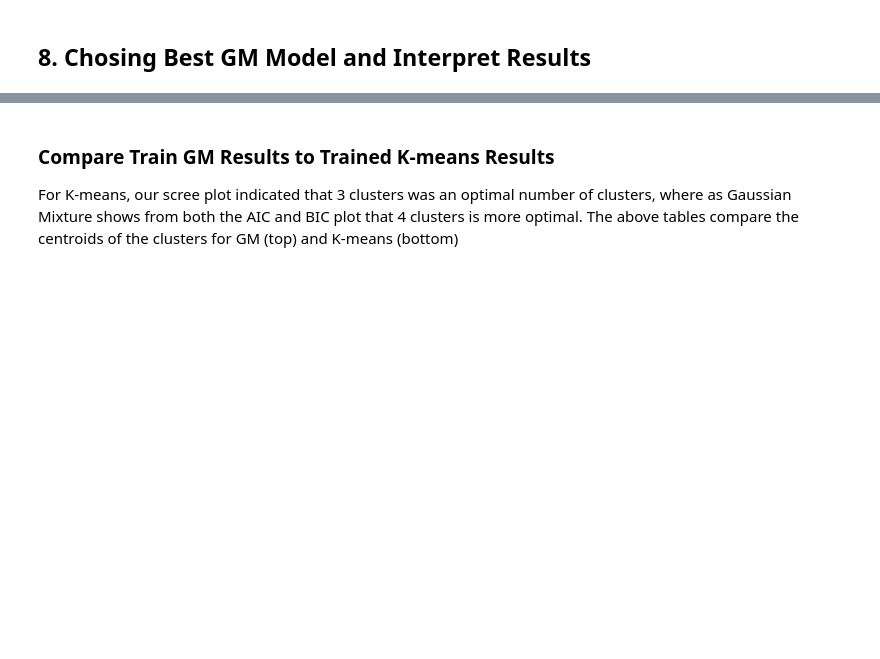
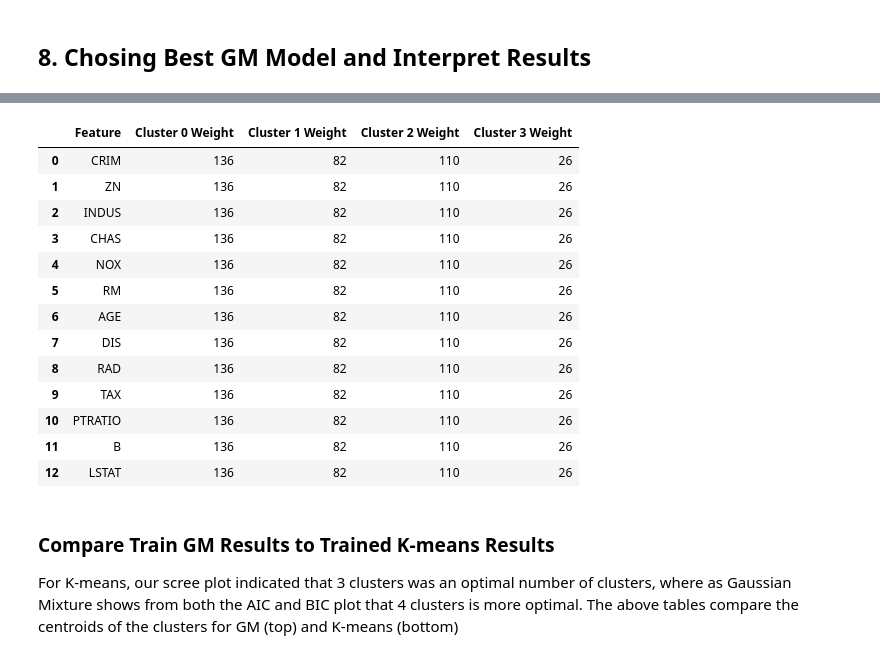
Before and after one commit to zqw86713/MSCA_31008_0N01_Winter_2023_Data_Mining_Principles, a Jupyter notebook: Assignment2/MScA_31008_Group_Assignment_2.ipynb, the cells around one changed output, grey strips where cells are left out. Cells and saved outputs as stored; diff of their text form; code cells hidden in the pictures; blank space fills up the shorter version.

```diff
--- a/Assignment2/MScA_31008_Group_Assignment_2.ipynb
+++ b/Assignment2/MScA_31008_Group_Assignment_2.ipynb
@@ -375,3 +468,28 @@ train_centroids_unscale
+# %%
+# distribution of features in each cluster
+gmm_X_train = pd.DataFrame(X_train, columns=X.columns)
+gmm_X_train["Cluster"] = gmm_labels
+
+train_gmm_feature_importances = get_feature_count_by_cluster(n_components, gmm_X_train, X.columns)
+df_feature_weight = pd.DataFrame(X.columns, columns=["Feature"])
+for label in range(0, n_components):
+    df_feature_weight[f"Cluster {label} Weight"] = [(v) for k, v in train_gmm_feature_importances[label]]
+df_feature_weight
+# %% [output]
+|  | Feature | Cluster 0 Weight | Cluster 1 Weight | Cluster 2 Weight | Cluster 3 Weight |
+| 0 | CRIM | 136 | 82 | 110 | 26 |
+| 1 | ZN | 136 | 82 | 110 | 26 |
+| 2 | INDUS | 136 | 82 | 110 | 26 |
+| 3 | CHAS | 136 | 82 | 110 | 26 |
+| 4 | NOX | 136 | 82 | 110 | 26 |
+| 5 | RM | 136 | 82 | 110 | 26 |
+| 6 | AGE | 136 | 82 | 110 | 26 |
+| 7 | DIS | 136 | 82 | 110 | 26 |
+| 8 | RAD | 136 | 82 | 110 | 26 |
+| 9 | TAX | 136 | 82 | 110 | 26 |
+| 10 | PTRATIO | 136 | 82 | 110 | 26 |
+| 11 | B | 136 | 82 | 110 | 26 |
+| 12 | LSTAT | 136 | 82 | 110 | 26 |
 # %% [markdown]
 ### Compare Train GM Results to Trained K-means Results
 For K-means, our scree plot indicated that 3 clusters was an optimal number of clusters, where as Gaussian Mixture shows from both the AIC and BIC plot that 4 clusters is more optimal. The above tables compare the centroids of the clusters for GM (top) and K-means (bottom)
```
Also changed, not shown: parts of 26 cells of this notebook.
